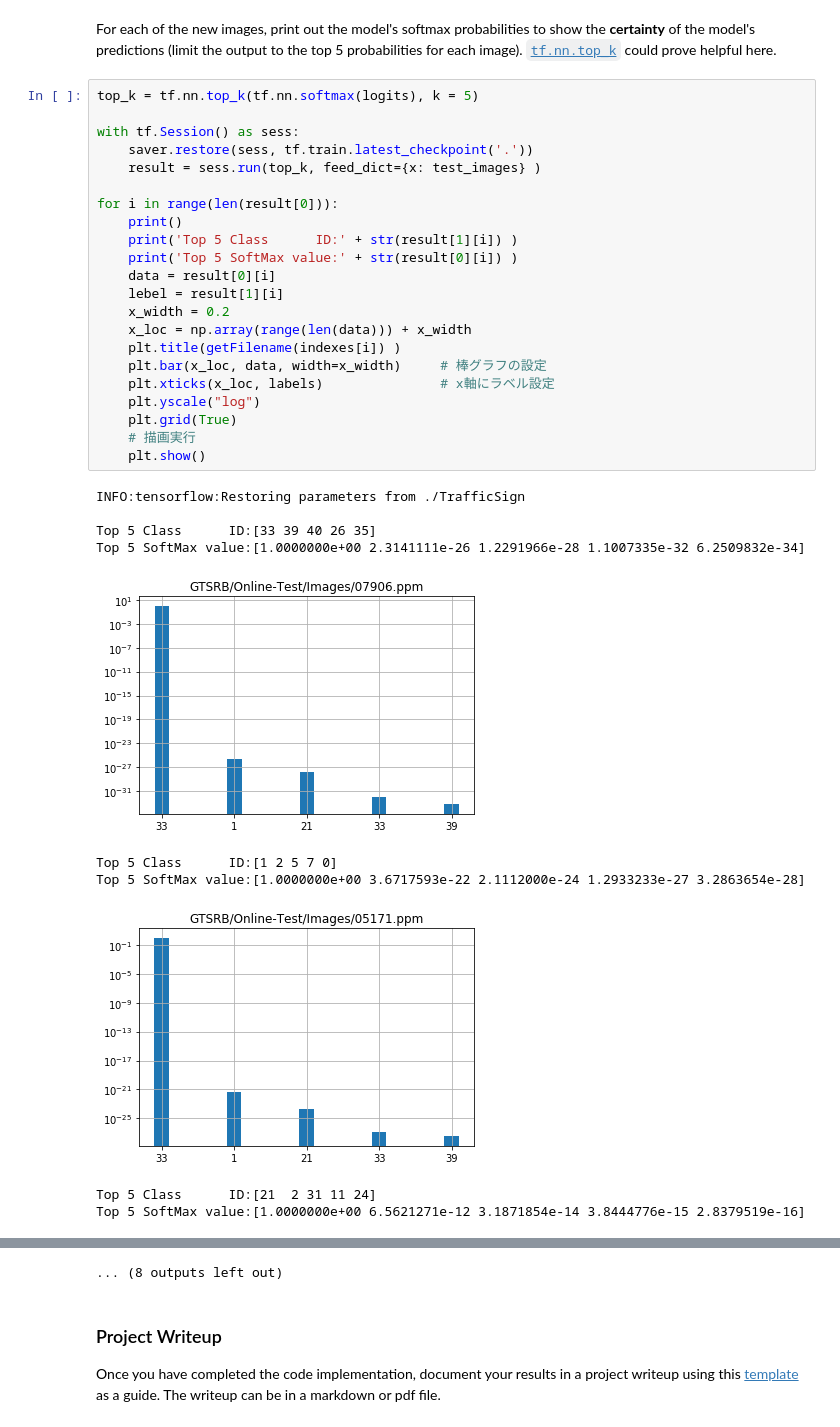
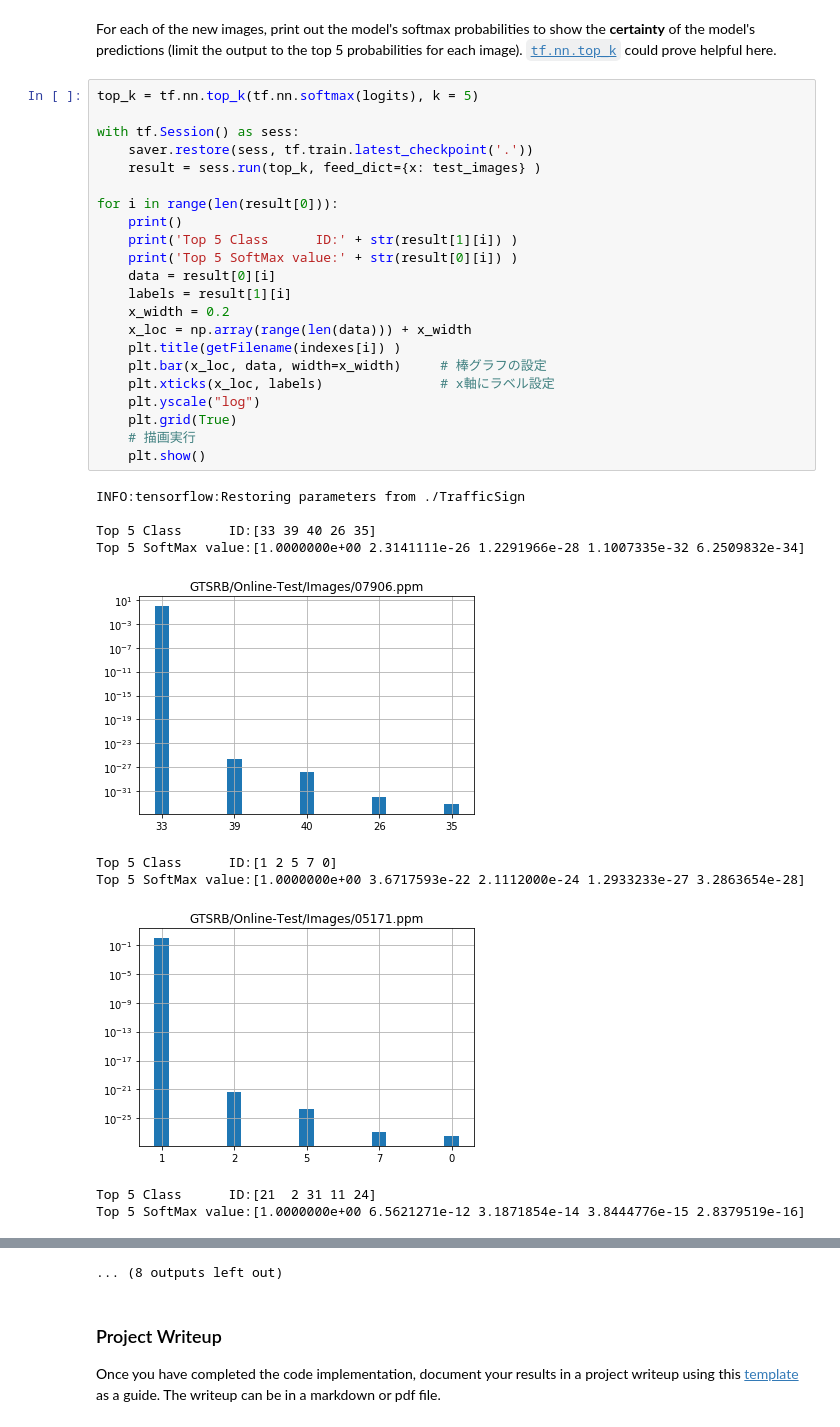
Before and after one commit to kuniyasu/udacity_homework2, a Jupyter notebook: Traffic_Sign_Classifier.ipynb, the cells around one changed output, grey strips where cells are left out. Drawn from its saved outputs; the diff is of its cells as text.

```diff
--- a/Traffic_Sign_Classifier.ipynb
+++ b/Traffic_Sign_Classifier.ipynb
@@ -460,34 +460,34 @@ For each of the new images, print out the model's softmax probabilities to show
 # %%
 top_k = tf.nn.top_k(tf.nn.softmax(logits), k = 5)
 
 with tf.Session() as sess:
     saver.restore(sess, tf.train.latest_checkpoint('.'))
     result = sess.run(top_k, feed_dict={x: test_images} )
 
 for i in range(len(result[0])):
     print()
     print('Top 5 Class      ID:' + str(result[1][i]) )
     print('Top 5 SoftMax value:' + str(result[0][i]) )
     data = result[0][i]
-    lebel = result[1][i]
+    labels = result[1][i]
     x_width = 0.2
     x_loc = np.array(range(len(data))) + x_width
     plt.title(getFilename(indexes[i]) )
     plt.bar(x_loc, data, width=x_width)     # 棒グラフの設定
     plt.xticks(x_loc, labels)               # x軸にラベル設定
     plt.yscale("log")
     plt.grid(True)
     # 描画実行
     plt.show()
 # %% [output]
 INFO:tensorflow:Restoring parameters from ./TrafficSign
 
 Top 5 Class      ID:[33 39 40 26 35]
 Top 5 SoftMax value:[1.0000000e+00 2.3141111e-26 1.2291966e-28 1.1007335e-32 6.2509832e-34]
 [figure]
 Top 5 Class      ID:[1 2 5 7 0]
 Top 5 SoftMax value:[1.0000000e+00 3.6717593e-22 2.1112000e-24 1.2933233e-27 3.2863654e-28]
-[figure, old version]
+[figure, new version]
 Top 5 Class      ID:[21  2 31 11 24]
 Top 5 SoftMax value:[1.0000000e+00 6.5621271e-12 3.1871854e-14 3.8444776e-15 2.8379519e-16]
 [figure]
```
Also changed, not shown: parts of 1 cell of this notebook, 1 other file.
